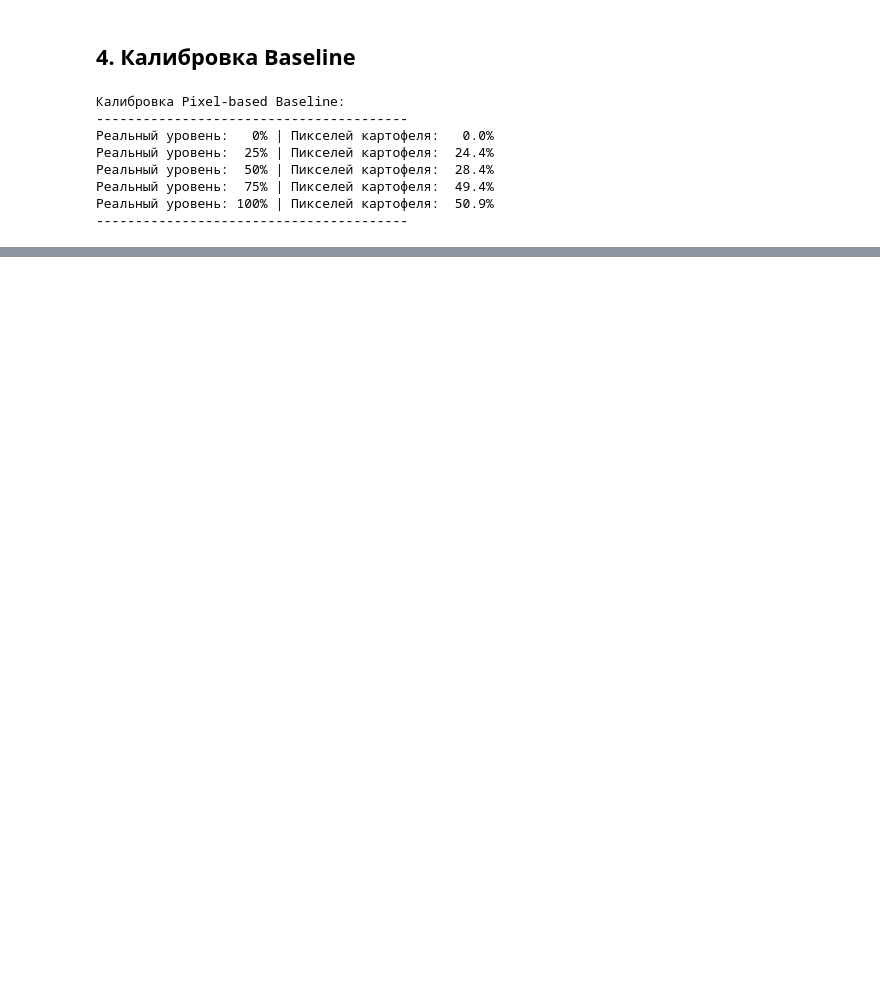
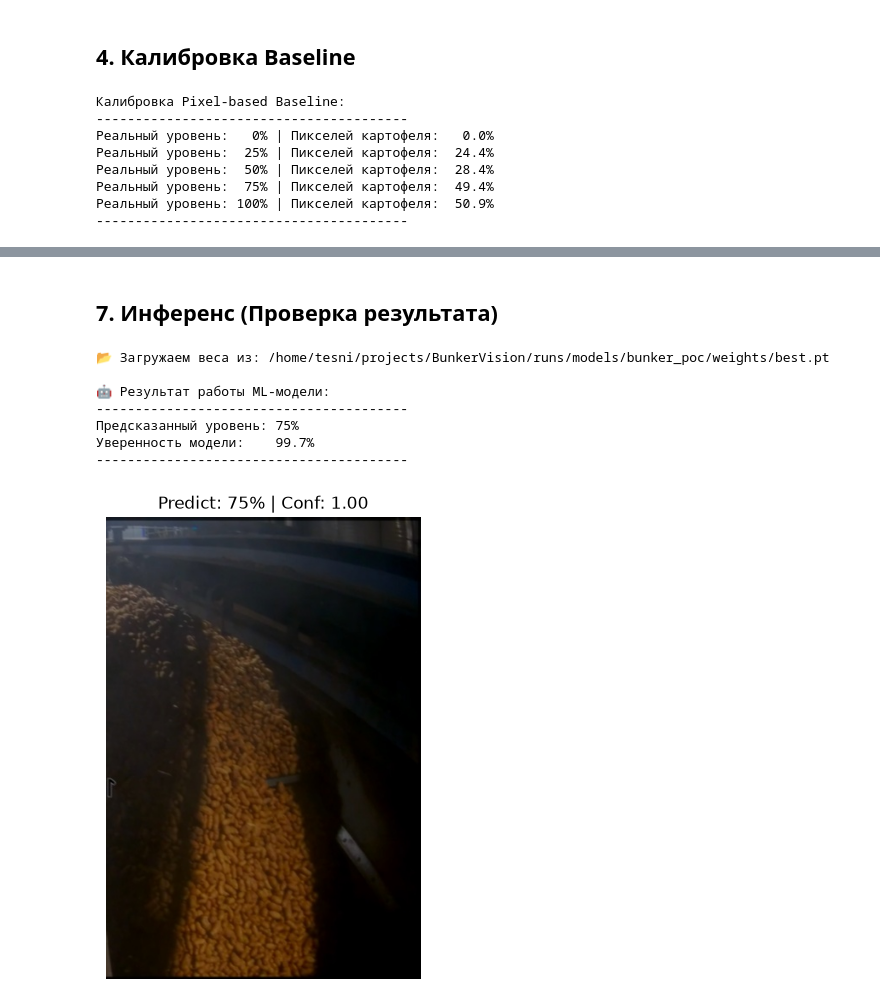
Before and after one commit to czeberyak/BunkerVision, a Jupyter notebook: notebooks/01_BunkerVision_PoC.ipynb, the cells around one changed output, grey strips where cells are left out. Drawn from its saved outputs; the diff is of its cells as text; code cells hidden in the pictures; blank space fills up the shorter version.

```diff
--- a/notebooks/01_BunkerVision_PoC.ipynb
+++ b/notebooks/01_BunkerVision_PoC.ipynb
@@ -146,0 +242,63 @@ print("-" * 40)
+# %% [markdown]
+## 7. Инференс (Проверка результата)
+# %%
+import os
+import cv2
+import matplotlib.pyplot as plt
+from ultralytics import YOLO
+
+# 1. Динамический поиск весов
+# Базовый путь (относительно папки notebooks/)
+base_weights_dir = "../runs/models/bunker_poc/weights/"
+weights_path = os.path.join(base_weights_dir, "best.pt")
+
+# Страховка: если best.pt не создался (бывает, если метрики не улучшались на валидации), берем last.pt
+if not os.path.exists(weights_path):
+    weights_path = os.path.join(base_weights_dir, "last.pt")
+    print(f"⚠️ best.pt не найден, загружаем last.pt")
+
+print(f"📂 Загружаем веса из: {os.path.abspath(weights_path)}")
+best_model = YOLO(weights_path)
+
+# 2. Путь к тестовой картинке
+test_image = "../data/synthetic_dataset/val/75/75_val_0.jpg"
+# test_image = "../data/synthetic_dataset/val/50/50_val_0.jpg" # или 25
+# test_image = "../data/synthetic_dataset/val/25/25_val_0.jpg"
+# test_image = "../data/raw/25.png"
+# test_image = "/home/tesni/projects/BunkerVision/data/processed/25_revers_cr.jpg"
+
+
+if not os.path.exists(test_image):
+    print(f"❌ Ошибка: Картинка не найдена по пути {os.path.abspath(test_image)}")
+    print("Проверь структуру папок в ../data/synthetic_dataset/val/")
+else:
+    # 3. Делаем предикт
+    prediction = best_model(test_image, verbose=False)[0]
+
+    # Извлекаем результаты
+    top1_index = prediction.probs.top1
+    confidence = prediction.probs.top1conf.item()
+    predicted_class = prediction.names[top1_index]
+
+    print("\n🤖 Результат работы ML-модели:")
+    print("-" * 40)
+    print(f"Предсказанный уровень: {predicted_class}%")
+    print(f"Уверенность модели:    {confidence * 100:.1f}%")
+    print("-" * 40)
+
+    # 4. Визуализация
+    img_to_show = cv2.cvtColor(cv2.imread(test_image), cv2.COLOR_BGR2RGB)
+    plt.figure(figsize=(6, 6))
+    plt.imshow(img_to_show)
+    plt.title(f"Predict: {predicted_class}% | Conf: {confidence:.2f}")
+    plt.axis('off')
+    plt.show()
+# %% [output]
+📂 Загружаем веса из: /home/tesni/projects/BunkerVision/runs/models/bunker_poc/weights/best.pt
+
+🤖 Результат работы ML-модели:
+----------------------------------------
+Предсказанный уровень: 75%
+Уверенность модели:    99.7%
+----------------------------------------
+[figure, added]
```
Also changed, not shown: parts of 5 cells of this notebook, 15 other files.
